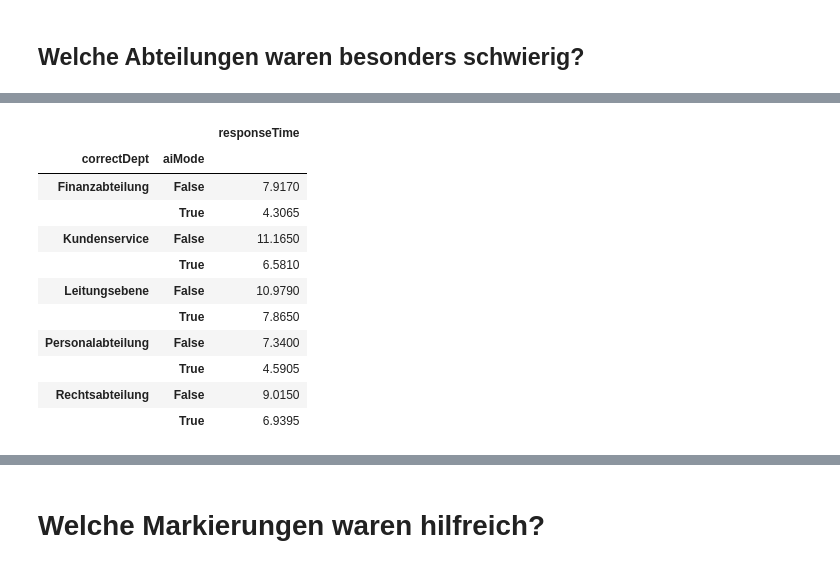
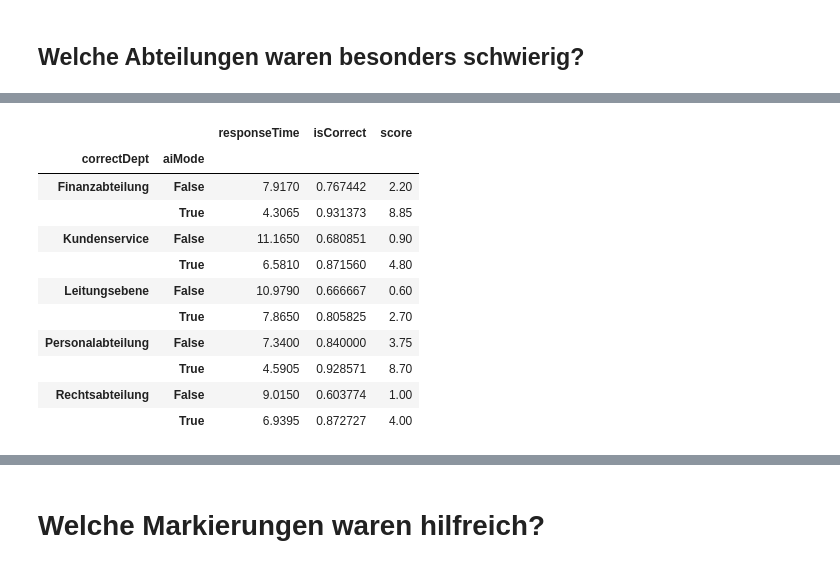
Before and after one commit to anacision-de/postkorb-panic, a Jupyter notebook: analysis/Analysis_Andy.ipynb, the cells around one changed output, grey strips where cells are left out. Cells and saved outputs as stored; diff of their text form; code cells hidden in the pictures.

```diff
--- a/analysis/Analysis_Andy.ipynb
+++ b/analysis/Analysis_Andy.ipynb
@@ -352,15 +366,17 @@ plt.show()
 # %%
-feedback_data.groupby(["correctDept", "aiMode"]).agg({"responseTime": "median"})
+groupBy_corr_ai = feedback_data.groupby(["correctDept", "aiMode"])
+groupBy_corr_ai_aggs = groupBy_corr_ai.agg({"responseTime": "median", "isCorrect": "mean", "score": "median"})
+groupBy_corr_ai_aggs
 # %% [output]
-|  |  | responseTime |
-| correctDept | aiMode |  |
-| Finanzabteilung | False | 7.9170 |
-|  | True | 4.3065 |
-| Kundenservice | False | 11.1650 |
-|  | True | 6.5810 |
-| Leitungsebene | False | 10.9790 |
-|  | True | 7.8650 |
-| Personalabteilung | False | 7.3400 |
-|  | True | 4.5905 |
-| Rechtsabteilung | False | 9.0150 |
-|  | True | 6.9395 |
+|  |  | responseTime | isCorrect | score |
+| correctDept | aiMode |  |  |  |
+| Finanzabteilung | False | 7.9170 | 0.767442 | 2.20 |
+|  | True | 4.3065 | 0.931373 | 8.85 |
+| Kundenservice | False | 11.1650 | 0.680851 | 0.90 |
+|  | True | 6.5810 | 0.871560 | 4.80 |
+| Leitungsebene | False | 10.9790 | 0.666667 | 0.60 |
+|  | True | 7.8650 | 0.805825 | 2.70 |
+| Personalabteilung | False | 7.3400 | 0.840000 | 3.75 |
+|  | True | 4.5905 | 0.928571 | 8.70 |
+| Rechtsabteilung | False | 9.0150 | 0.603774 | 1.00 |
+|  | True | 6.9395 | 0.872727 | 4.00 |
```
Also changed, not shown: parts of 34 cells of this notebook, 5 other files.
